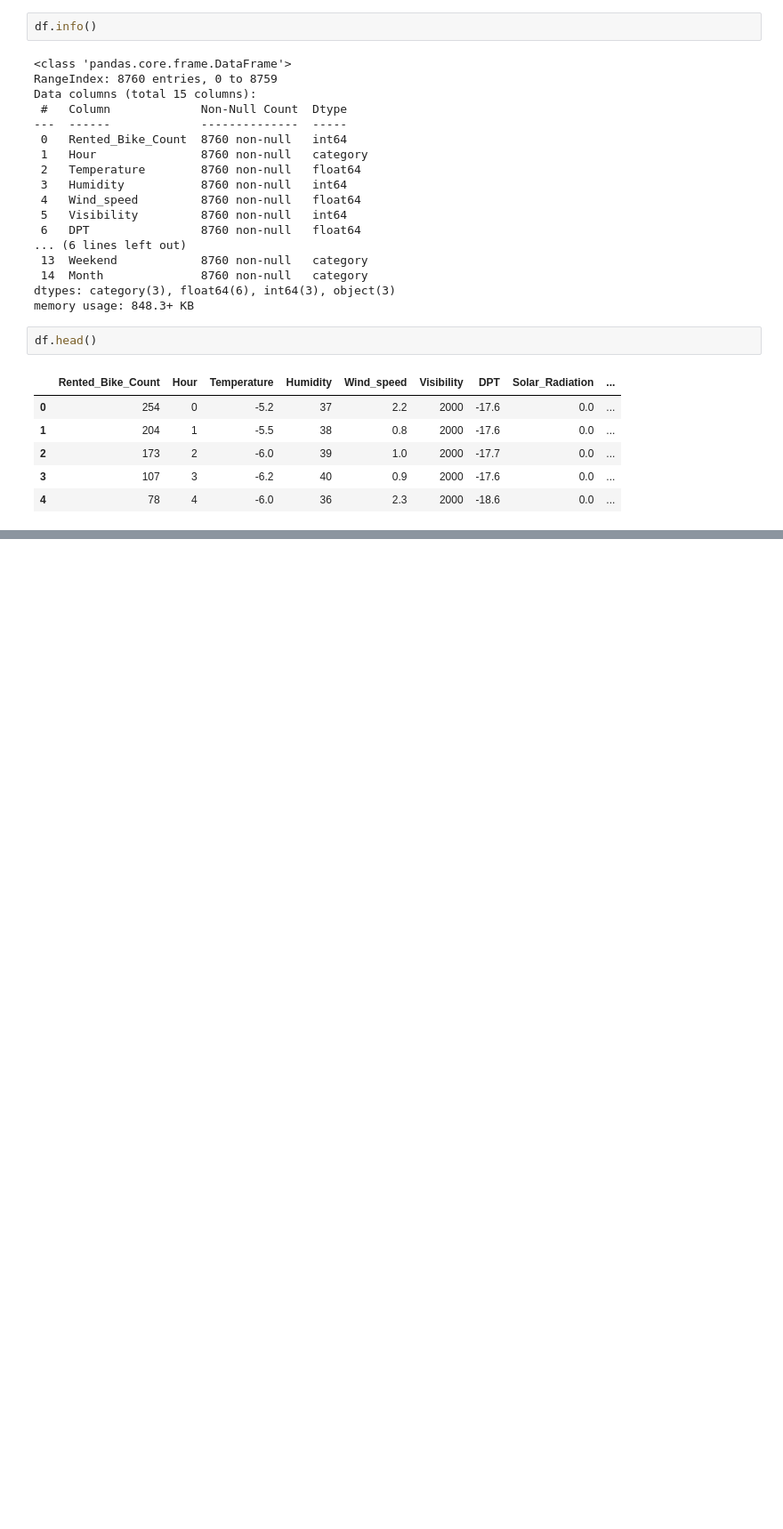
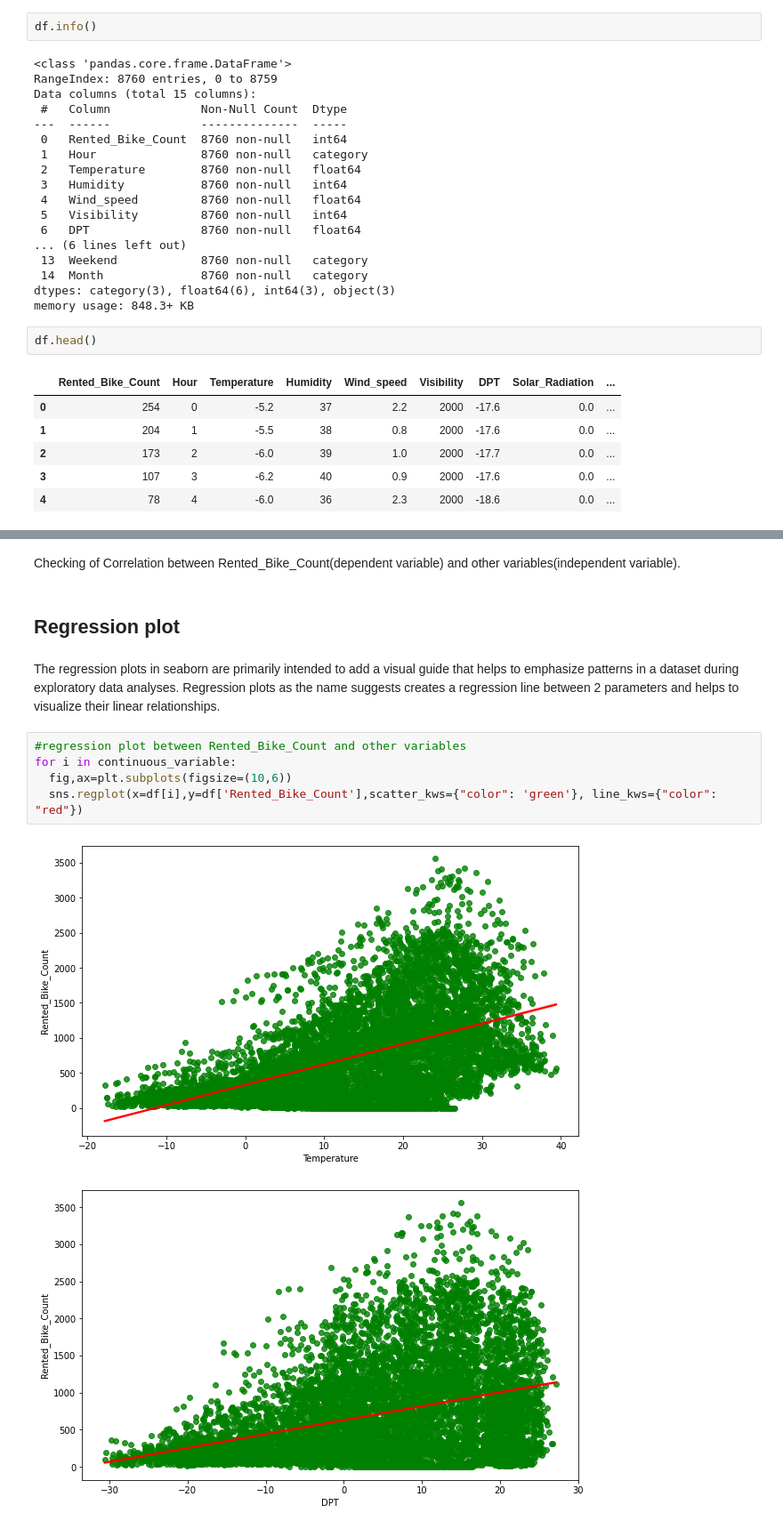
Before and after one commit to Ajinkya-dak/Bike-Sharing-Demand-Prediction, a Jupyter notebook: Bike_Sharing_Demand_Prediction.ipynb, the cells around one changed output, grey strips where cells are left out. Shown: that part at 89% size. Saved outputs shown, nothing was run; the diff lists cells and outputs as text; blank space fills up the shorter version.

```diff
--- a/Bike_Sharing_Demand_Prediction.ipynb
+++ b/Bike_Sharing_Demand_Prediction.ipynb
@@ -218,0 +243,14 @@ df.head()
+# %% [markdown]
+Checking of Correlation between Rented_Bike_Count(dependent variable) and other variables(independent variable).
+# %% [markdown]
+## **Regression plot**
+# %% [markdown]
+The regression plots in seaborn are primarily intended to add a visual guide that helps to emphasize patterns in a dataset during exploratory data analyses. Regression plots as the name suggests creates a regression line between 2 parameters and helps to visualize their linear relationships.
+# %%
+#regression plot between Rented_Bike_Count and other variables
+for i in continuous_variable:
+  fig,ax=plt.subplots(figsize=(10,6))
+  sns.regplot(x=df[i],y=df['Rented_Bike_Count'],scatter_kws={"color": 'green'}, line_kws={"color": "red"})
+# %% [output]
+[figure, added]
+[figure, added]
```
Also changed, not shown: parts of 6 cells of this notebook.
